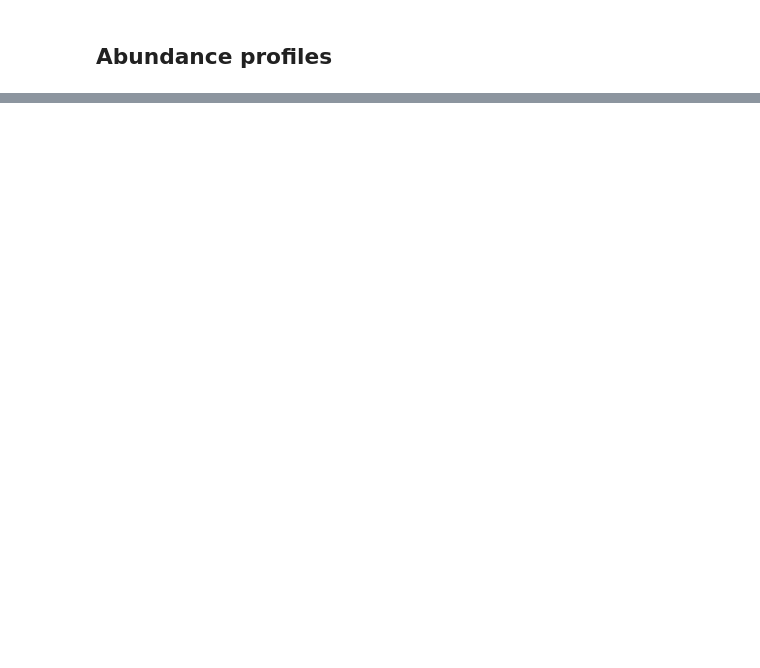
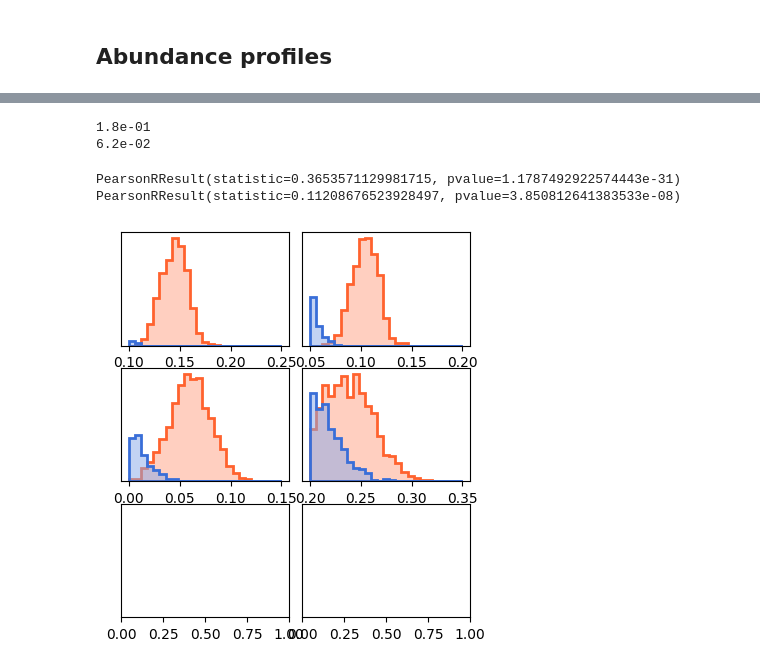
Before and after one commit to samderegt/retrieval_base, a Jupyter notebook: Luhman_16/figures/plot_K_band.ipynb, the cells around one changed output, grey strips where cells are left out. Cells and saved outputs as stored; diff of their text form; code cells hidden in the pictures; blank space fills up the shorter version.

```diff
--- a/Luhman_16/figures/plot_K_band.ipynb
+++ b/Luhman_16/figures/plot_K_band.ipynb
@@ -911,0 +676,17 @@ plt.show()
+# %%
+def get_chem_ratios(VMR):
+
+    chem_ratios = {}
+    #chem_ratios['C/O'] = VMR['12CO'] / (VMR['12CO']+VMR['H2O'])
+    chem_ratios['C/O'] = (VMR['12CO']+VMR['CH4']) / (VMR['12CO']+VMR['H2O'])
+    chem_ratios['12CO/13CO'] = VMR['12CO'] / VMR['13CO']
+    chem_ratios['C16O/C18O'] = VMR['12CO'] / VMR['C18O']
+    chem_ratios['H2(16)O/H2(18)O'] = VMR['H2O'] / VMR['H2(18)O']
+
+    return chem_ratios
+
+VMR_posterior_A = utils.convert_mf_dict_to_VMR_dict(Chem_A, relative_to_key=None)
+VMR_posterior_B = utils.convert_mf_dict_to_VMR_dict(Chem_B, relative_to_key=None)
+
+chem_ratios_A = get_chem_ratios(VMR_posterior_A)
+chem_ratios_B = get_chem_ratios(VMR_posterior_B)
@@ -911,0 +980,62 @@ plt.show()
+# %%
+print('{:.1e}'.format(np.quantile((VMR_posterior_A['Na'] / VMR_posterior_A['H2O'])[:,0], q=q)[-2]))
+print('{:.1e}'.format(np.quantile((VMR_posterior_A['K'] / VMR_posterior_A['H2O'])[:,0], q=q)[-2]))
+# %% [output]
+1.8e-01
+6.2e-02
+# %%
+from scipy.stats import pearsonr
+
+print(
+    pearsonr(log_g_A, abs_abund_A['C/H'][:,0]),
+    pearsonr(log_g_B, abs_abund_B['C/H'][:,0])
+)
+# %% [output]
+PearsonRResult(statistic=0.3653571129981715, pvalue=1.1787492922574443e-31) PearsonRResult(statistic=0.11208676523928497, pvalue=3.850812641383533e-08)
+# %%
+fig = plt.figure(figsize=(4.5,5.0))
+gs = fig.add_gridspec(
+    nrows=3, ncols=2, hspace=0.2, wspace=0.08,
+)
+ax = [
+    fig.add_subplot(gs[0,0]), fig.add_subplot(gs[0,1]),
+    fig.add_subplot(gs[1,0]), fig.add_subplot(gs[1,1]),
+    fig.add_subplot(gs[2,0]), fig.add_subplot(gs[2,1]),
+    ]
+
+hist_kwargs_A = dict(
+    bins=25, histtype='stepfilled', fc=env_colors_m_A[1], ec=color_m_A, lw=2, bottom=0
+)
+
+hist_kwargs_B = hist_kwargs_A.copy()
+hist_kwargs_B['fc'] = env_colors_m_B[1]
+hist_kwargs_B['ec'] = color_m_B
+
+hist_range = [0.1,0.25]
+ax[0].hist(abs_abund_A['C/H'][:,0], range=hist_range, **hist_kwargs_A)
+ax[0].hist(abs_abund_B['C/H'][:,0], range=hist_range, **hist_kwargs_B)
+
+hist_range = [0.05,0.2]
+ax[1].hist(abs_abund_A['O/H'][:,0], range=hist_range, **hist_kwargs_A)
+ax[1].hist(abs_abund_B['O/H'][:,0], range=hist_range, **hist_kwargs_B)
+
+
+hist_range = [0.0,0.15]
+ax[2].hist(abs_abund_A['F/H'][:,0], range=hist_range, **hist_kwargs_A)
+ax[2].hist(abs_abund_B['F/H'][:,0], range=hist_range, **hist_kwargs_B)
+
+hist_range = [0.2,0.35]
+ax[3].hist(abs_abund_A['S/H'][:,0], range=hist_range, **hist_kwargs_A)
+ax[3].hist(abs_abund_B['S/H'][:,0], range=hist_range, **hist_kwargs_B)
+
+
+for ax_i in ax:
+    ax_i.set_yticks([])
+    #ax_i.annotate(
+    #    label_i, xy=(0.05,0.95), ha='left', va='top', xycoords='axes fraction', fontsize=13,
+    #    fontweight='bold', path_effects=[pe.withStroke(linewidth=3, foreground='w', alpha=0.9)],
+    #    )
+
+plt.show()
+# %% [output]
+[figure, added]
```
Also changed, not shown: parts of 27 cells of this notebook, 4 other files.
